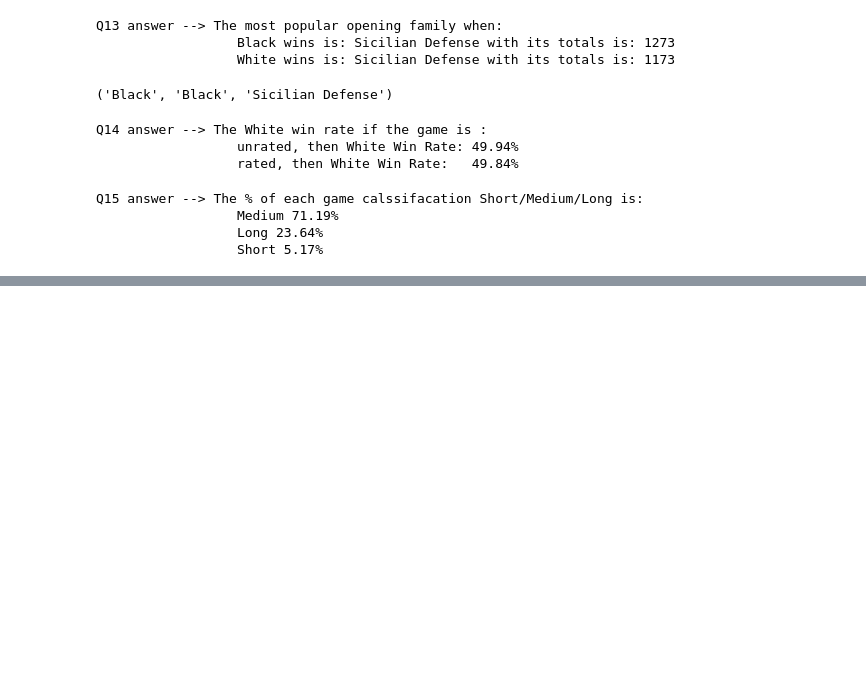
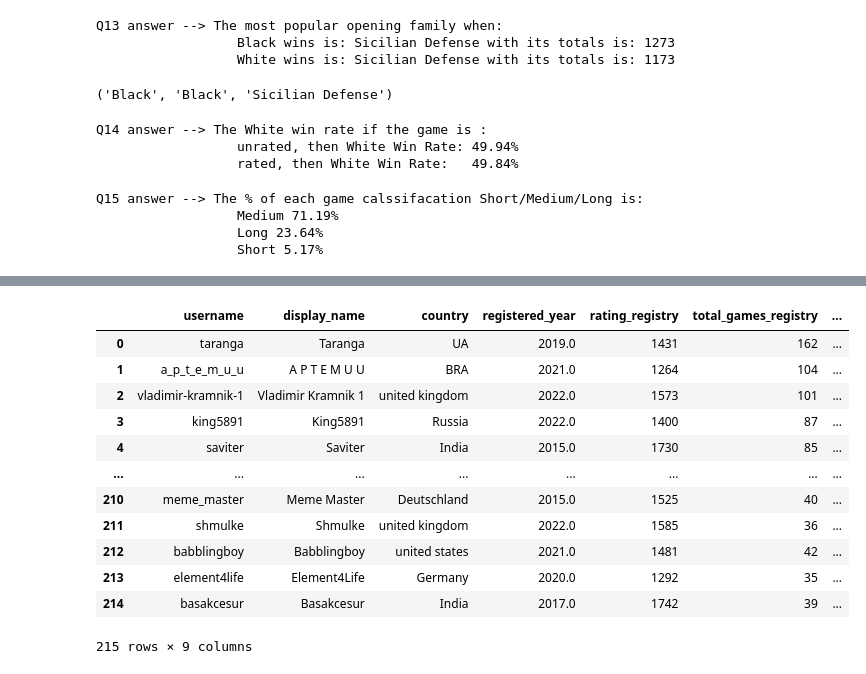
Before and after one commit to amghoul/GSG_PSSAR_05, a Jupyter notebook: notebooks/test_code.ipynb, the cells around one changed output, grey strips where cells are left out. Cells and saved outputs as stored; diff of their text form; code cells hidden in the pictures; blank space fills up the shorter version.

```diff
--- a/notebooks/test_code.ipynb
+++ b/notebooks/test_code.ipynb
@@ -301,0 +305,16 @@ Index(['game_id', 'rated', 'turns', 'victory_status', 'winner',
+# %%
+df_play
+# %% [output]
+|  | username | display_name | country | registered_year | rating_registry | total_games_registry | ... |
+| 0 | taranga | Taranga | UA | 2019.0 | 1431 | 162 | ... |
+| 1 | a_p_t_e_m_u_u | A P T E M U U | BRA | 2021.0 | 1264 | 104 | ... |
+| 2 | vladimir-kramnik-1 | Vladimir Kramnik 1 | united kingdom | 2022.0 | 1573 | 101 | ... |
+| 3 | king5891 | King5891 | Russia | 2022.0 | 1400 | 87 | ... |
+| 4 | saviter | Saviter | India | 2015.0 | 1730 | 85 | ... |
+| ... | ... | ... | ... | ... | ... | ... | ... |
+| 210 | meme_master | Meme Master | Deutschland | 2015.0 | 1525 | 40 | ... |
+| 211 | shmulke | Shmulke | united kingdom | 2022.0 | 1585 | 36 | ... |
+| 212 | babblingboy | Babblingboy | united states | 2021.0 | 1481 | 42 | ... |
+| 213 | element4life | Element4Life | Germany | 2020.0 | 1292 | 35 | ... |
+| 214 | basakcesur | Basakcesur | India | 2017.0 | 1742 | 39 | ... |
+215 rows × 9 columns
```
Also changed, not shown: parts of 10 cells of this notebook, 5 other files.
